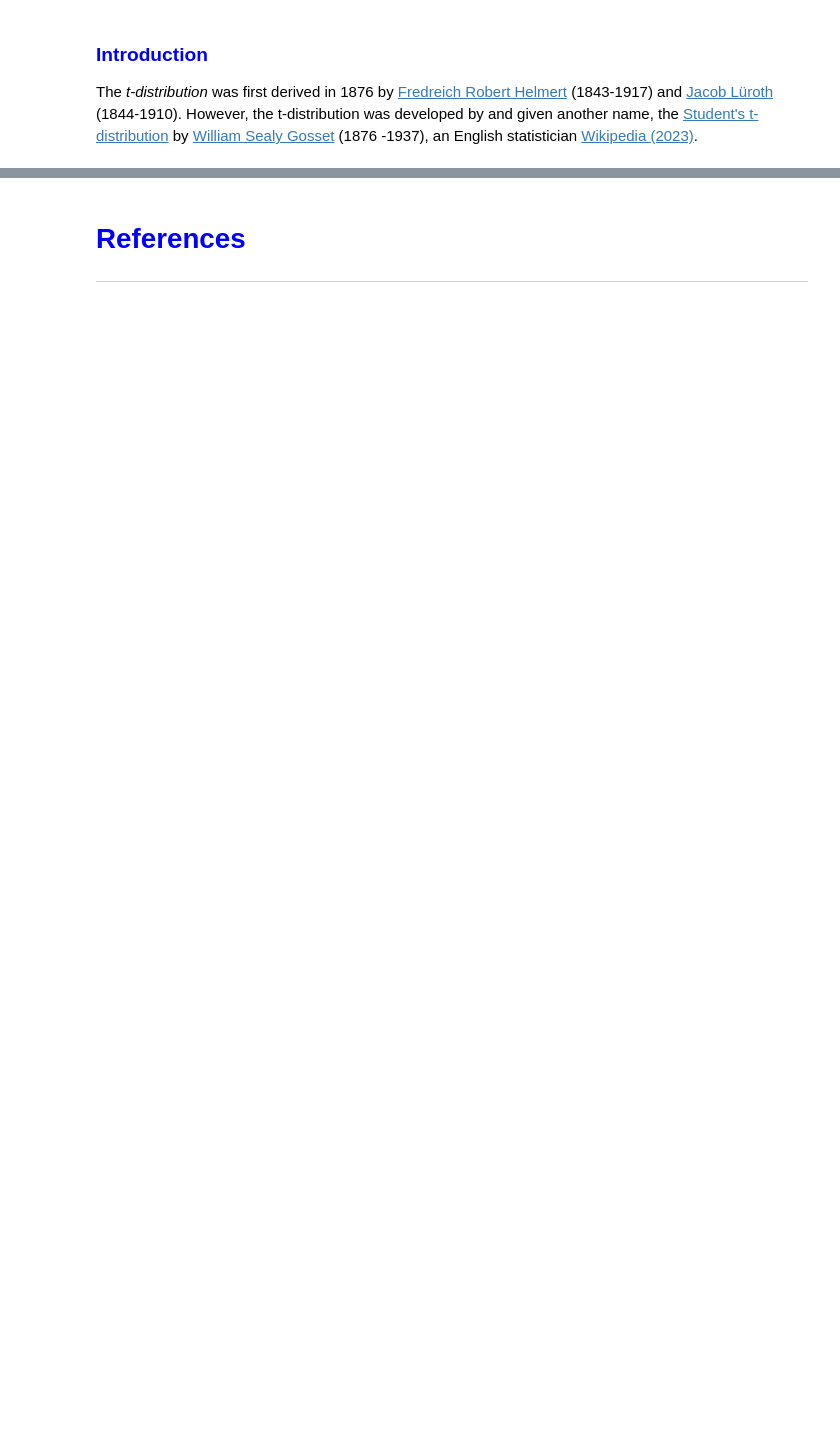
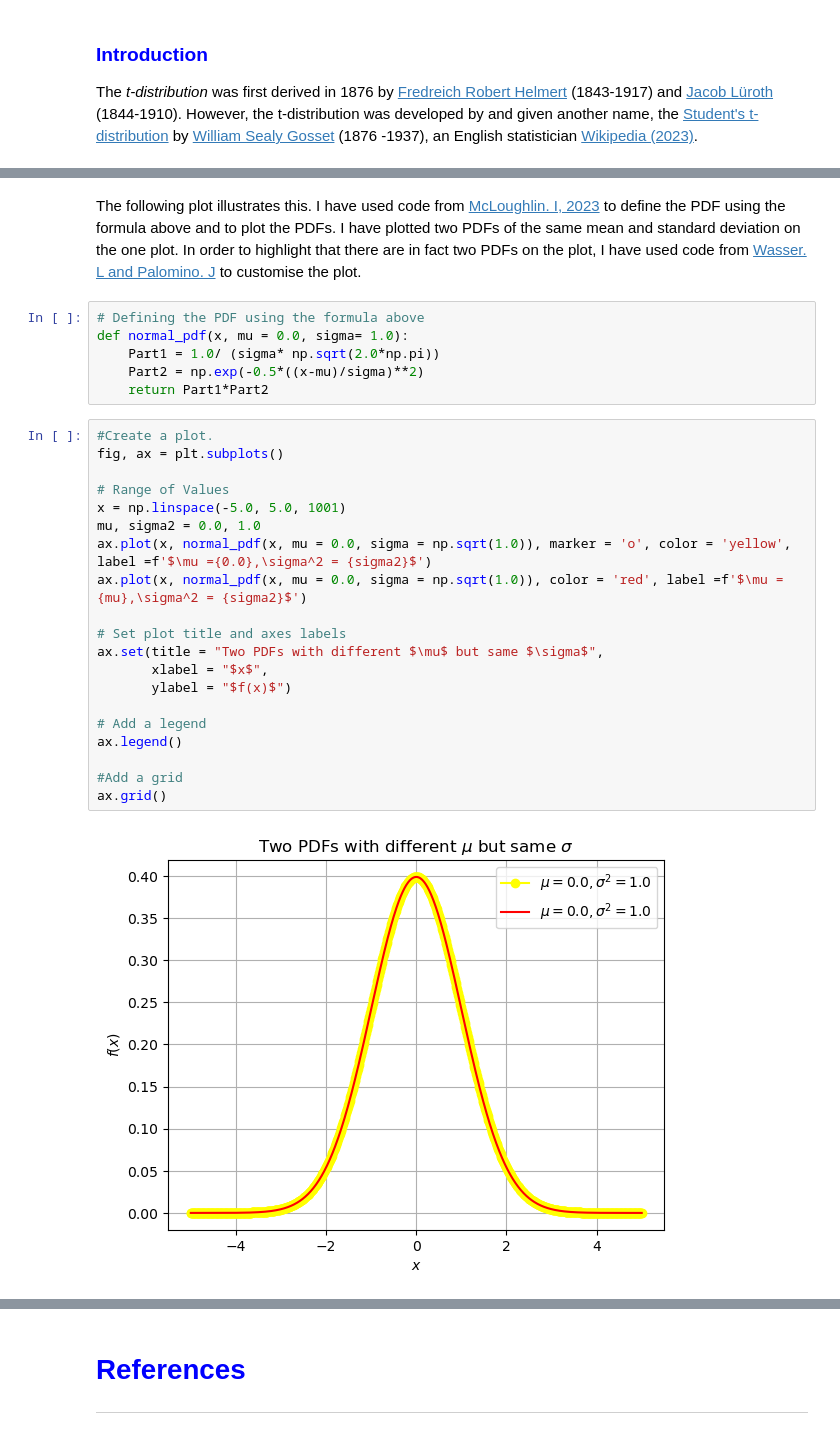
Before and after one commit to OCorry/machine_learning_and_statistics_2023, a Jupyter notebook: tasks.ipynb, the cells around one changed output, grey strips where cells are left out. Drawn from its saved outputs; the diff is of its cells as text; blank space fills up the shorter version.

```diff
--- a/tasks.ipynb
+++ b/tasks.ipynb
@@ -525,0 +542,30 @@ For the purpose of this task, a two-sample test will be used, where the Null Hyp
+# %% [markdown]
+The following plot illustrates this. I have used code from [McLoughlin. I, 2023](https://atlantictu-my.sharepoint.com/personal/ian_mcloughlin_atu_ie/_layouts/15/stream.aspx?id=%2Fpersonal%2Fian%5Fmcloughlin%5Fatu%5Fie%2FDocuments%2Fstudent%5Fshares%2Fmachine%5Flearnning%5Fand%5Fstatistics%2F3%5Ft%5Ftests%2Ft03v07%5Fttest%5Find%2Emkv&referrer=StreamWebApp%2EWeb&referrerScenario=AddressBarCopied%2Eview) to define the PDF using the formula above and to plot the PDFs. I have plotted two PDFs of the same mean and standard deviation on the one plot. In order to highlight that there are in fact two PDFs on the plot, I have used code from [Wasser. L and Palomino. J](https://www.earthdatascience.org/courses/scientists-guide-to-plotting-data-in-python/plot-with-matplotlib/introduction-to-matplotlib-plots/customize-plot-colors-labels-matplotlib/) to customise the plot.
+# %%
+# Defining the PDF using the formula above
+def normal_pdf(x, mu = 0.0, sigma= 1.0):
+    Part1 = 1.0/ (sigma* np.sqrt(2.0*np.pi))
+    Part2 = np.exp(-0.5*((x-mu)/sigma)**2)
+    return Part1*Part2
+# %%
+#Create a plot.
+fig, ax = plt.subplots()
+
+# Range of Values
+x = np.linspace(-5.0, 5.0, 1001)
+mu, sigma2 = 0.0, 1.0
+ax.plot(x, normal_pdf(x, mu = 0.0, sigma = np.sqrt(1.0)), marker = 'o', color = 'yellow', label =f'$\mu ={0.0},\sigma^2 = {sigma2}$')
+ax.plot(x, normal_pdf(x, mu = 0.0, sigma = np.sqrt(1.0)), color = 'red', label =f'$\mu ={mu},\sigma^2 = {sigma2}$')
+
+# Set plot title and axes labels
+ax.set(title = "Two PDFs with different $\mu$ but same $\sigma$",
+       xlabel = "$x$",
+       ylabel = "$f(x)$")
+
+# Add a legend
+ax.legend()
+
+#Add a grid
+ax.grid()
+# %% [output]
+[figure, added]
```
Also changed, not shown: parts of 34 cells of this notebook, 1 other file.
